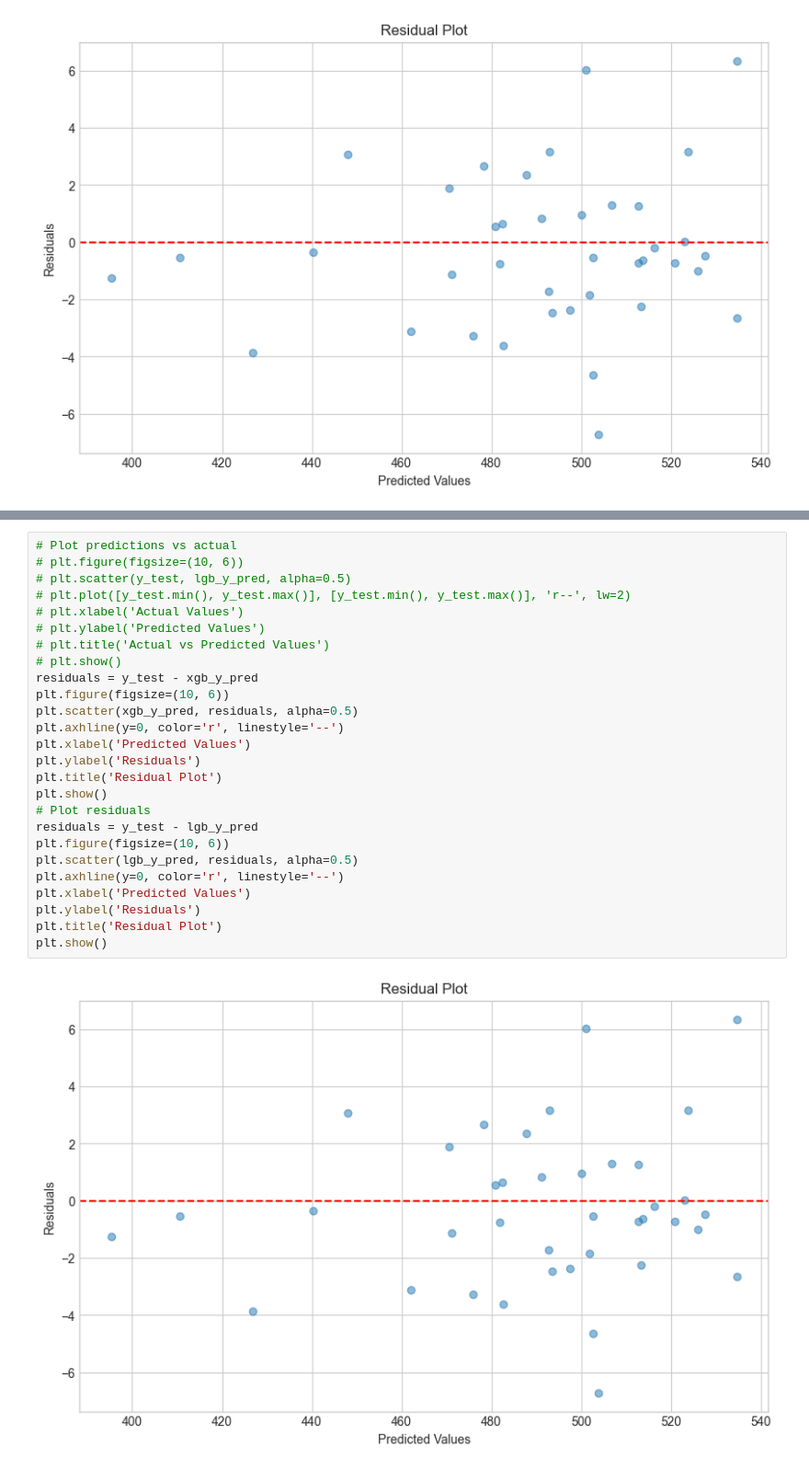
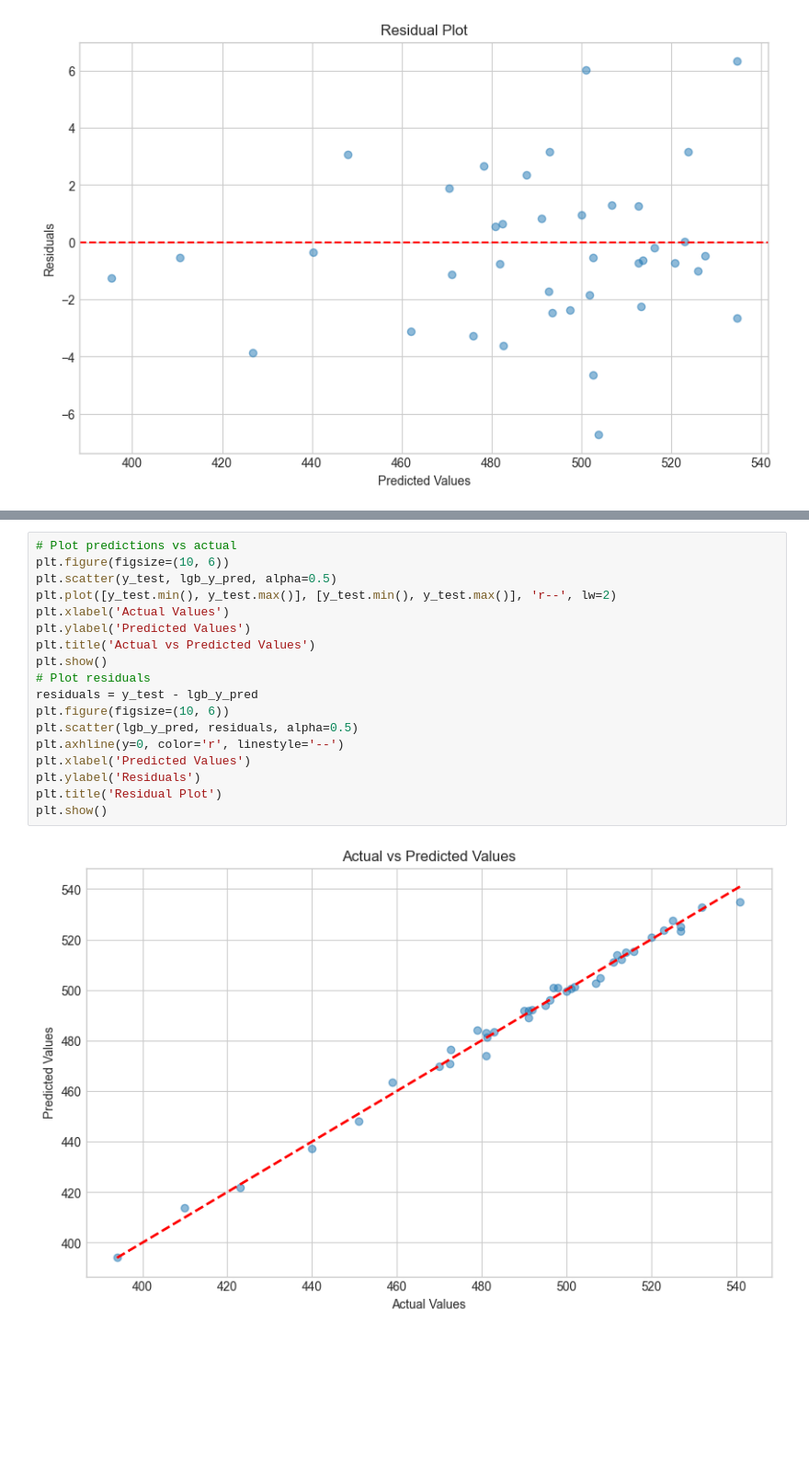
Before and after one commit to binswing/Pisa-scores-prediction, a Jupyter notebook: prediction_code/PISA_code.ipynb, the cells around one changed output, grey strips where cells are left out. Shown at 92% size. Drawn from its saved outputs; the diff is of its cells as text; blank space fills up the shorter version.

```diff
--- a/prediction_code/PISA_code.ipynb
+++ b/prediction_code/PISA_code.ipynb
@@ -562,31 +597,23 @@ Root Mean Squared Error (RMSE): 2.6617
 R squared score: 0.9932
 # %%
 # Plot predictions vs actual
-# plt.figure(figsize=(10, 6))
-# plt.scatter(y_test, lgb_y_pred, alpha=0.5)
-# plt.plot([y_test.min(), y_test.max()], [y_test.min(), y_test.max()], 'r--', lw=2)
-# plt.xlabel('Actual Values')
-# plt.ylabel('Predicted Values')
-# plt.title('Actual vs Predicted Values')
-# plt.show()
-residuals = y_test - xgb_y_pred
 plt.figure(figsize=(10, 6))
-plt.scatter(xgb_y_pred, residuals, alpha=0.5)
-plt.axhline(y=0, color='r', linestyle='--')
-plt.xlabel('Predicted Values')
-plt.ylabel('Residuals')
-plt.title('Residual Plot')
+plt.scatter(y_test, lgb_y_pred, alpha=0.5)
+plt.plot([y_test.min(), y_test.max()], [y_test.min(), y_test.max()], 'r--', lw=2)
+plt.xlabel('Actual Values')
+plt.ylabel('Predicted Values')
+plt.title('Actual vs Predicted Values')
 plt.show()
 # Plot residuals
 residuals = y_test - lgb_y_pred
 plt.figure(figsize=(10, 6))
 plt.scatter(lgb_y_pred, residuals, alpha=0.5)
 plt.axhline(y=0, color='r', linestyle='--')
 plt.xlabel('Predicted Values')
 plt.ylabel('Residuals')
 plt.title('Residual Plot')
 plt.show()
 # %% [output]
-[figure, old version]
+[figure, new version]
 [figure]
 # %%
```
Also changed, not shown: parts of 9 cells of this notebook.
